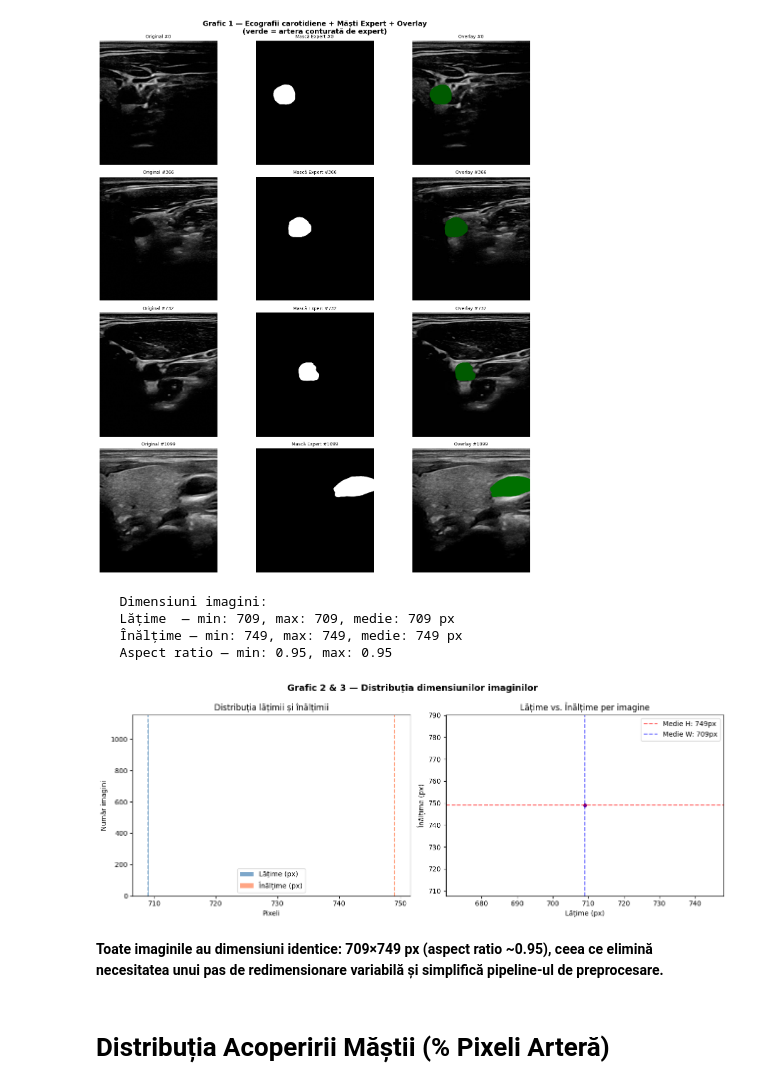
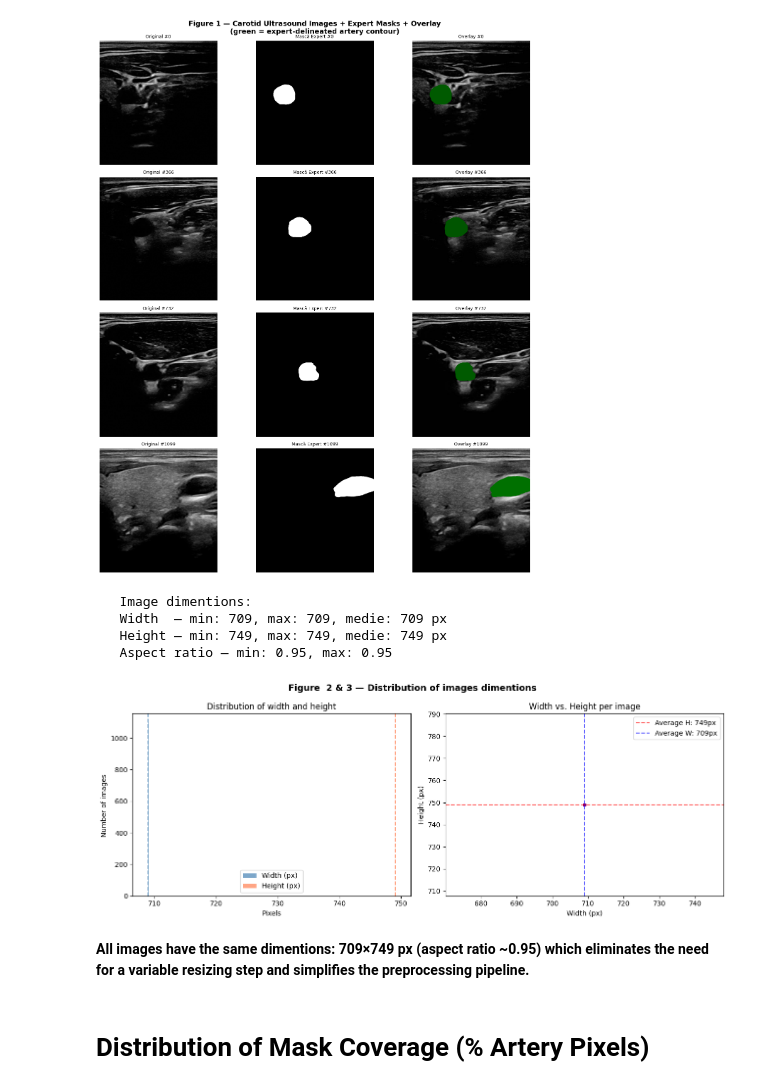
Before and after one commit to catalinagligor/carotid-ai-assist, a Jupyter notebook: notebooks/01-carotid-eda.ipynb, the cells around one changed output. Drawn from its saved outputs; the diff is of its cells as text; code cells hidden in the pictures.

```diff
--- a/notebooks/01-carotid-eda.ipynb
+++ b/notebooks/01-carotid-eda.ipynb
@@ -19,11 +19,11 @@ CARDIO_PATH = "/kaggle/input/datasets/sulianova/cardiovascular-disease-dataset/c
 images_list = sorted(os.listdir(IMAGES_PATH))
 masks_list  = sorted(os.listdir(MASKS_PATH))
 
-print(f" Imagini găsite: {len(images_list)}")
-print(f" Măști găsite:   {len(masks_list)}")
-print(f" Perechi valide: {len(images_list) == len(masks_list)}")
-print(f"\n Exemplu imagine: {images_list[0]}")
-print(f" Exemplu mască:   {masks_list[0]}")
+print(f" Images found: {len(images_list)}")
+print(f" Masks found:  {len(masks_list)}")
+print(f" Valid pairs: {len(images_list) == len(masks_list)}")
+print(f"\n Example of an image: {images_list[0]}")
+print(f" Example of a mask:   {masks_list[0]}")
 
 
 fig, axes = plt.subplots(3, 2, figsize=(10, 12))
@@ -32,14 +32,14 @@ for i in range(3):
     mask = np.array(Image.open(os.path.join(MASKS_PATH,  masks_list[i])).convert('L'))
 
     axes[i, 0].imshow(img, cmap='gray')
-    axes[i, 0].set_title(f'Imagine: {images_list[i]}', fontsize=9)
+    axes[i, 0].set_title(f'Image: {images_list[i]}', fontsize=9)
     axes[i, 0].axis('off')
 
     axes[i, 1].imshow(mask, cmap='gray')
-    axes[i, 1].set_title(f'Mască: {masks_list[i]}', fontsize=9)
+    axes[i, 1].set_title(f'Mask: {masks_list[i]}', fontsize=9)
     axes[i, 1].axis('off')
 
-plt.suptitle('Imagini perechi: Ecografie + Mască Expert', fontsize=13, fontweight='bold')
+plt.suptitle('Pairs: Ultrasound + Mask', fontsize=13, fontweight='bold')
 plt.tight_layout()
 plt.savefig('first_look.png', dpi=150, bbox_inches='tight')
 plt.show()
@@ -54,7 +54,7 @@ plt.show()
 # %%
 fig, axes = plt.subplots(4, 3, figsize=(14, 16))
-fig.suptitle('Grafic 1 — Ecografii carotidiene + Măști Expert + Overlay\n'
-             '(verde = artera conturată de expert)', fontsize=14, fontweight='bold')
+fig.suptitle('Figure 1 — Carotid Ultrasound Images + Expert Masks + Overlay\n'
+             '(green = expert-delineated artery contour)', fontsize=14, fontweight='bold')
 
 indices = np.linspace(0, len(images_list)-1, 4, dtype=int)
 
@@ -83,59 +83,59 @@ for row, idx in enumerate(indices):
     axes[row, 2].axis('off')
 
 plt.tight_layout()
-plt.savefig('grafic1_mosaic.png', dpi=150, bbox_inches='tight')
+plt.savefig('figure1_mosaic.png', dpi=150, bbox_inches='tight')
 plt.show()
 # %% [output]
-[figure, old version]
+[figure, new version]
 # %%
 # Collect dimentions of the images -
 widths, heights, aspect_ratios = [], [], []
 
 for fname in images_list:
     img = Image.open(os.path.join(IMAGES_PATH, fname))
     w, h = img.size
     widths.append(w)
     heights.append(h)
     aspect_ratios.append(w / h)
 
-print(f"   Dimensiuni imagini:")
-print(f"   Lățime  — min: {min(widths)}, max: {max(widths)}, medie: {np.mean(widths):.0f} px")
-print(f"   Înălțime — min: {min(heights)}, max: {max(heights)}, medie: {np.mean(heights):.0f} px")
+print(f"   Image dimentions:")
+print(f"   Width  — min: {min(widths)}, max: {max(widths)}, medie: {np.mean(widths):.0f} px")
+print(f"   Height — min: {min(heights)}, max: {max(heights)}, medie: {np.mean(heights):.0f} px")
 print(f"   Aspect ratio — min: {min(aspect_ratios):.2f}, max: {max(aspect_ratios):.2f}")
 
 fig, axes = plt.subplots(1, 2, figsize=(13, 5))
-fig.suptitle('Grafic 2 & 3 — Distribuția dimensiunilor imaginilor', fontsize=13, fontweight='bold')
+fig.suptitle('Figure  2 & 3 — Distribution of images dimentions', fontsize=13, fontweight='bold')
 
-# Grafic 2 — Histogramă lățimi și înălțimi
-axes[0].hist(widths,  bins=20, alpha=0.7, color='steelblue', label='Lățime (px)')
-axes[0].hist(heights, bins=20, alpha=0.7, color='coral',     label='Înălțime (px)')
-axes[0].set_xlabel('Pixeli')
-axes[0].set_ylabel('Număr imagini')
-axes[0].set_title('Distribuția lățimii și înălțimii')
+# Figure 2 — Histogram of Widths and Heights
+axes[0].hist(widths,  bins=20, alpha=0.7, color='steelblue', label='Width (px)')
+axes[0].hist(heights, bins=20, alpha=0.7, color='coral',     label='Height (px)')
+axes[0].set_xlabel('Pixels')
+axes[0].set_ylabel('Number of images ')
+axes[0].set_title('Distribution of width and height')
 axes[0].legend()
 axes[0].axvline(np.mean(widths),  color='steelblue', linestyle='--', alpha=0.8, label=f'Medie lățime: {np.mean(widths):.0f}px')
 axes[0].axvline(np.mean(heights), color='coral',     linestyle='--', alpha=0.8)
 
-# Grafic 3 — Scatter lățime vs înălțime
+# Figure 3 — Scatter Plot: Width vs Height
 axes[1].scatter(widths, heights, alpha=0.5, color='purple', s=15)
-axes[1].set_xlabel('Lățime (px)')
-axes[1].set_ylabel('Înălțime (px)')
-axes[1].set_title('Lățime vs. Înălțime per imagine')
-axes[1].axhline(np.mean(heights), color='red', linestyle='--', alpha=0.6, label=f'Medie H: {np.mean(heights):.0f}px')
-axes[1].axvline(np.mean(widths),  color='blue', linestyle='--', alpha=0.6, label=f'Medie W: {np.mean(widths):.0f}px')
+axes[1].set_xlabel('Width (px)')
+axes[1].set_ylabel('Height (px)')
+axes[1].set_title('Width vs. Height per image')
+axes[1].axhline(np.mean(heights), color='red', linestyle='--', alpha=0.6, label=f'Average H: {np.mean(heights):.0f}px')
+axes[1].axvline(np.mean(widths),  color='blue', linestyle='--', alpha=0.6, label=f'Average W: {np.mean(widths):.0f}px')
 axes[1].legend()
 
 plt.tight_layout()
-plt.savefig('grafic2_3_dimensiuni.png', dpi=150, bbox_inches='tight')
+plt.savefig('figure2_3_dimentions.png', dpi=150, bbox_inches='tight')
 plt.show()
 # %% [output]
-   Dimensiuni imagini:
-   Lățime  — min: 709, max: 709, medie: 709 px
-   Înălțime — min: 749, max: 749, medie: 749 px
+   Image dimentions:
+   Width  — min: 709, max: 709, medie: 709 px
+   Height — min: 749, max: 749, medie: 749 px
    Aspect ratio — min: 0.95, max: 0.95
-[figure, old version]
+[figure, new version]
-# %% [markdown]
-**Toate imaginile au dimensiuni identice: 709×749 px (aspect ratio ~0.95), ceea ce elimină necesitatea unui pas de redimensionare variabilă și simplifică pipeline-ul de preprocesare.**
-# %% [markdown]
-# Distribuția Acoperirii Măștii (% Pixeli Arteră)
+# %% [markdown]
+**All images have the same dimentions: 709×749 px (aspect ratio ~0.95) which eliminates the need for a variable resizing step and simplifies the preprocessing pipeline.**
+# %% [markdown]
+# Distribution of Mask Coverage (% Artery Pixels)
 # %%
```
Also changed, not shown: parts of 11 cells of this notebook, 4 other files.
